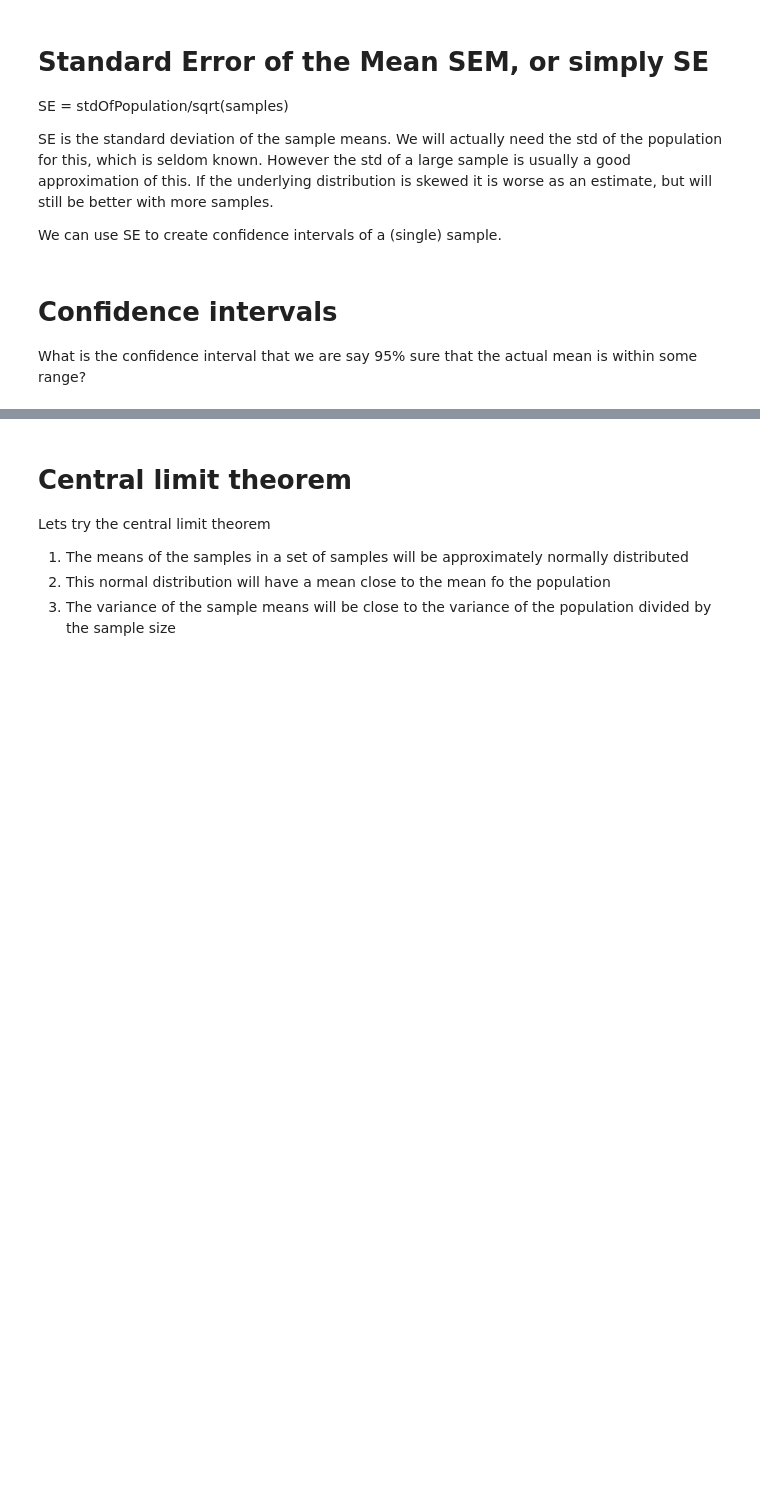
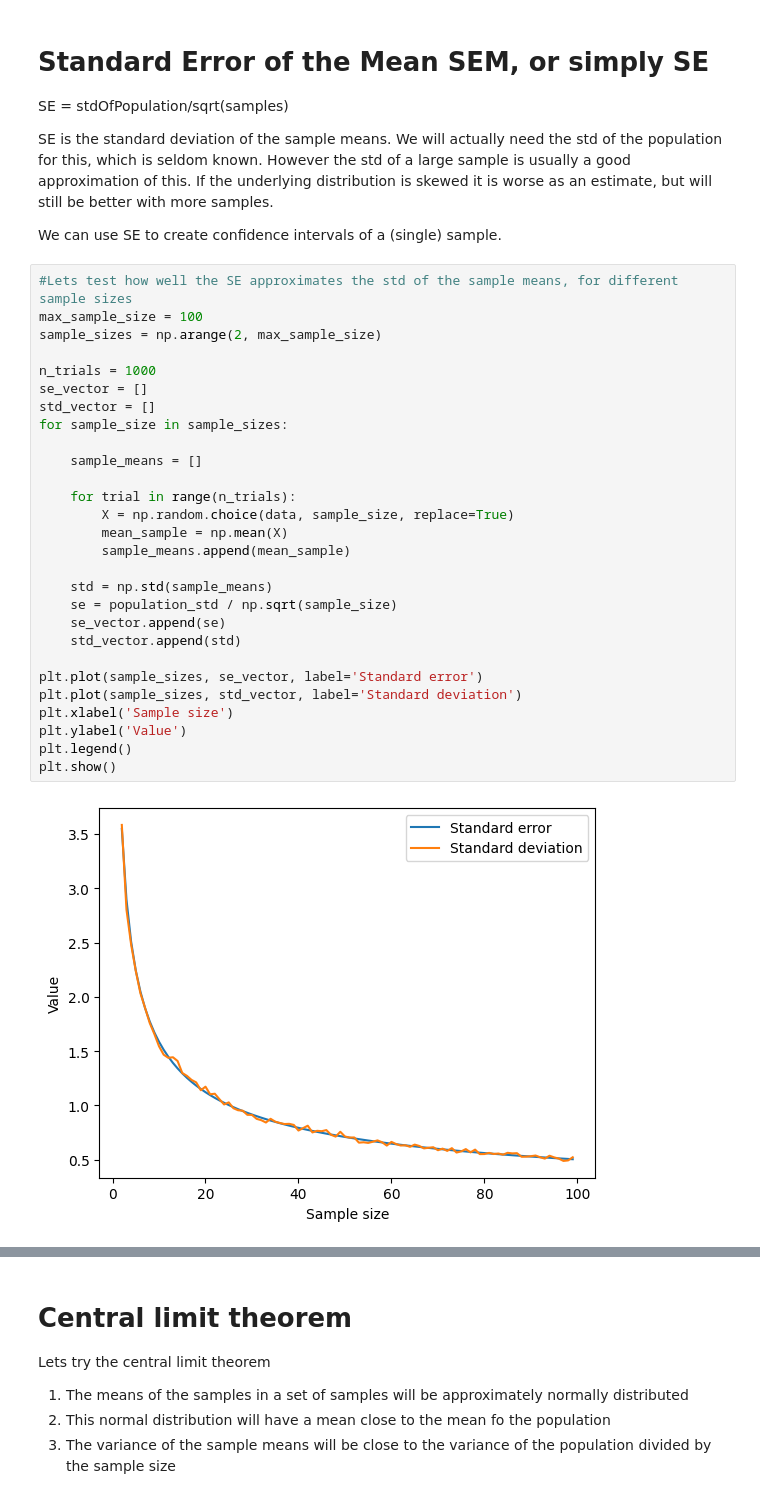
Before and after one commit to cerionXLII/StatisticalMagic, a Jupyter notebook: src/stats.ipynb, the cells around one changed output, grey strips where cells are left out. Drawn from its saved outputs; the diff is of its cells as text; blank space fills up the shorter version.

```diff
--- a/src/stats.ipynb
+++ b/src/stats.ipynb
@@ -57,6 +59,33 @@ SE = stdOfPopulation/sqrt(samples)
 SE is the standard deviation of the sample means. We will actually need the std of the population for this, which is seldom known. However the std of a large sample is usually a good approximation of this. If the underlying distribution is skewed it is worse as an estimate, but will still be better with more samples.
 
 We can use SE to create confidence intervals of a (single) sample.
-# %% [markdown]
-# Confidence intervals
-What is the confidence interval that we are say 95% sure that the actual mean is within some range?
+# %%
+#Lets test how well the SE approximates the std of the sample means, for different sample sizes
+max_sample_size = 100
+sample_sizes = np.arange(2, max_sample_size)
+
+n_trials = 1000
+se_vector = []
+std_vector = []
+for sample_size in sample_sizes:
+
+    sample_means = []
+
+    for trial in range(n_trials):
+        X = np.random.choice(data, sample_size, replace=True)
+        mean_sample = np.mean(X)
+        sample_means.append(mean_sample)
+
+    std = np.std(sample_means)
+    se = population_std / np.sqrt(sample_size)
+    se_vector.append(se)
+    std_vector.append(std)
+
+plt.plot(sample_sizes, se_vector, label='Standard error')
+plt.plot(sample_sizes, std_vector, label='Standard deviation')
+plt.xlabel('Sample size')
+plt.ylabel('Value')
+plt.legend()
+plt.show()
+# %% [output]
+[figure, added]
```
Also changed, not shown: parts of 15 cells of this notebook.
